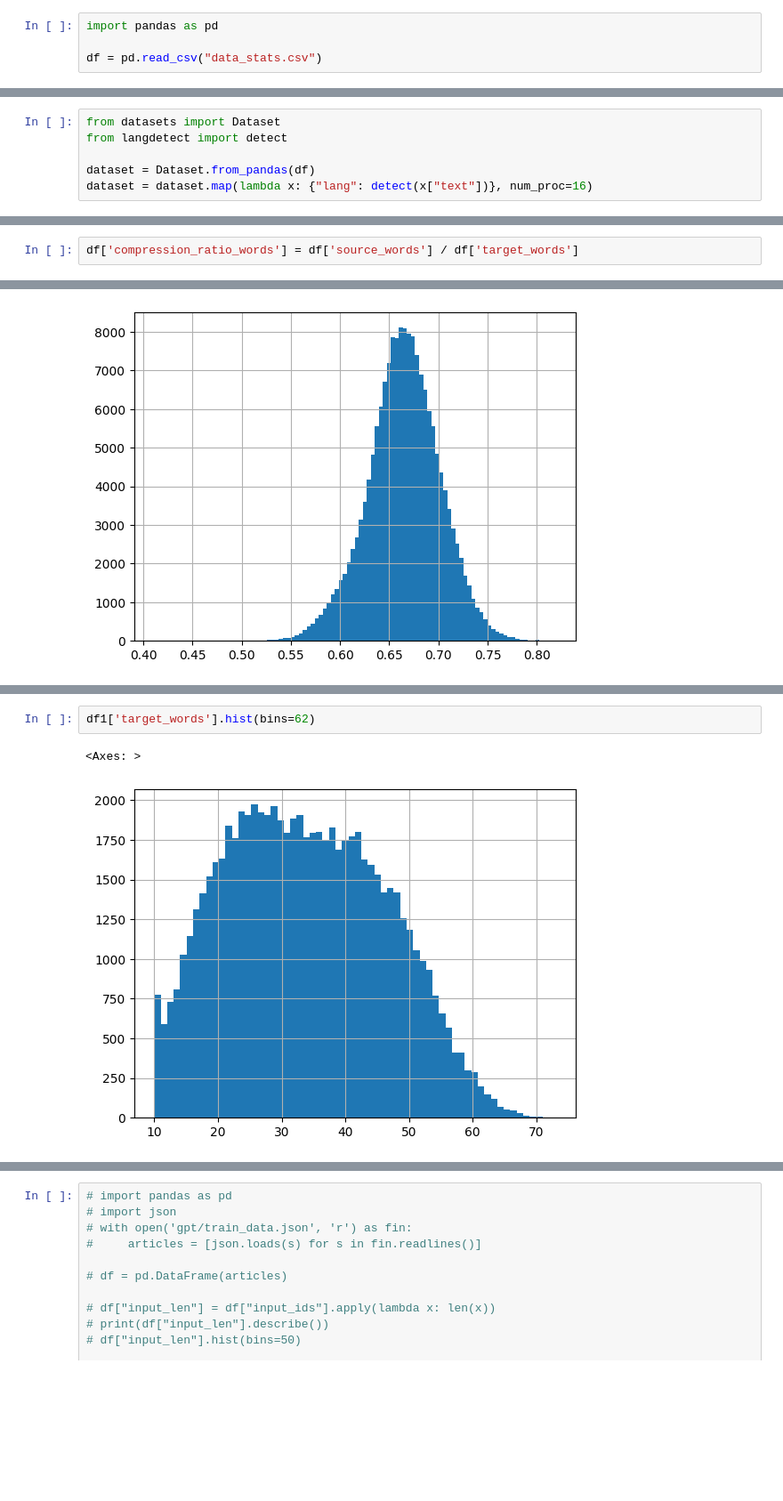
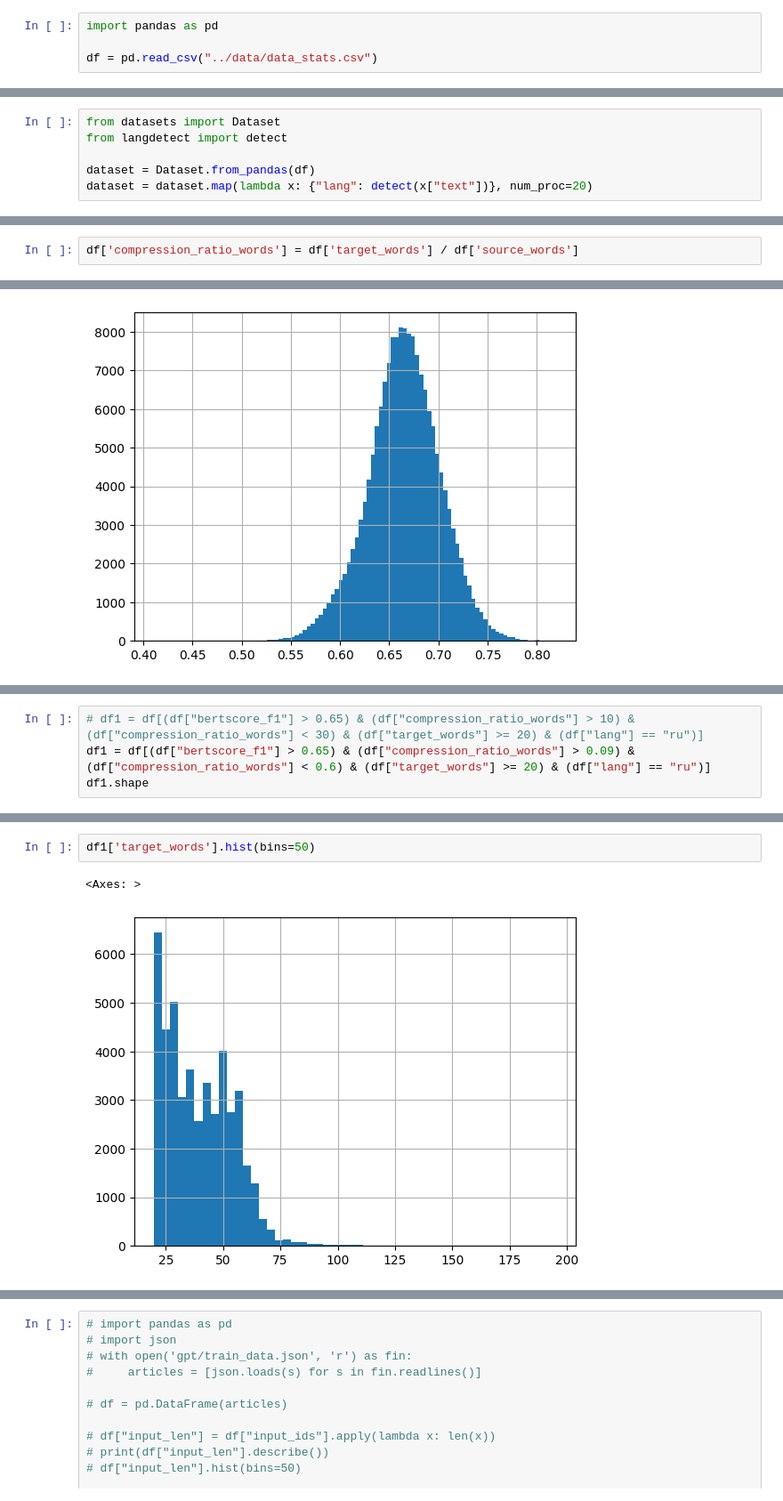
Before and after one commit to xendalm/vyzhimka, a Jupyter notebook: notebooks/datasets.ipynb, the cells around one changed output, grey strips where cells are left out. Shown: that part at 89% size. Drawn from its saved outputs; the diff is of its cells as text; blank space fills up the shorter version.

Commit message:
synth data generation

```diff
--- a/notebooks/datasets.ipynb
+++ b/notebooks/datasets.ipynb
@@ -196,5 +187,5 @@ filtered_test.save_to_disk('filtered_test')
 # %%
 import pandas as pd
 
-df = pd.read_csv("data_stats.csv")
+df = pd.read_csv("../data/data_stats.csv")
 # %%
@@ -230,12 +224,12 @@ from datasets import Dataset
 from langdetect import detect
 
 dataset = Dataset.from_pandas(df)
-dataset = dataset.map(lambda x: {"lang": detect(x["text"])}, num_proc=16)
+dataset = dataset.map(lambda x: {"lang": detect(x["text"])}, num_proc=20)
 # %%
 df = dataset.to_pandas()
 # %%
 df = df.reset_index()
 df.drop(columns=["__index_level_0__"], inplace=True)
 # %%
-df['compression_ratio_words'] = df['source_words'] / df['target_words']
+df['compression_ratio_words'] = df['target_words'] / df['source_words']
 # %%
@@ -262,0 +261,4 @@ df1.shape
+# %%
+# df1 = df[(df["bertscore_f1"] > 0.65) & (df["compression_ratio_words"] > 10) & (df["compression_ratio_words"] < 30) & (df["target_words"] >= 20) & (df["lang"] == "ru")]
+df1 = df[(df["bertscore_f1"] > 0.65) & (df["compression_ratio_words"] > 0.09) & (df["compression_ratio_words"] < 0.6) & (df["target_words"] >= 20) & (df["lang"] == "ru")]
+df1.shape
@@ -263,8 +277,8 @@ df1.shape
 # %%
-df1['target_words'].hist(bins=62)
+df1['target_words'].hist(bins=50)
 # %% [output]
 <Axes: >
-[figure, old version]
+[figure, new version]
 # %%
 df1['target_tokens'].hist(bins=50)
 # %% [output]
```
Also changed, not shown: parts of 44 cells of this notebook, 4 other files.
